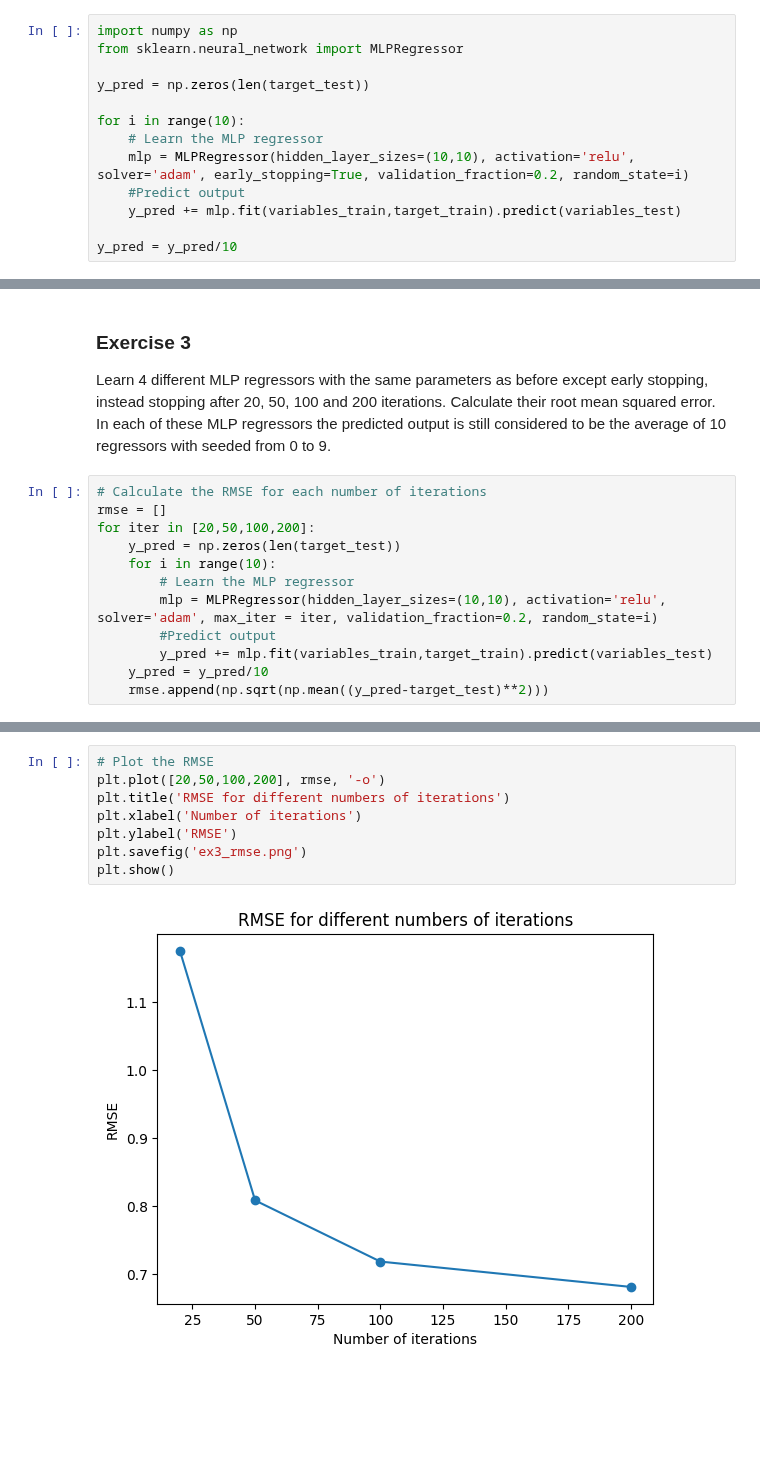
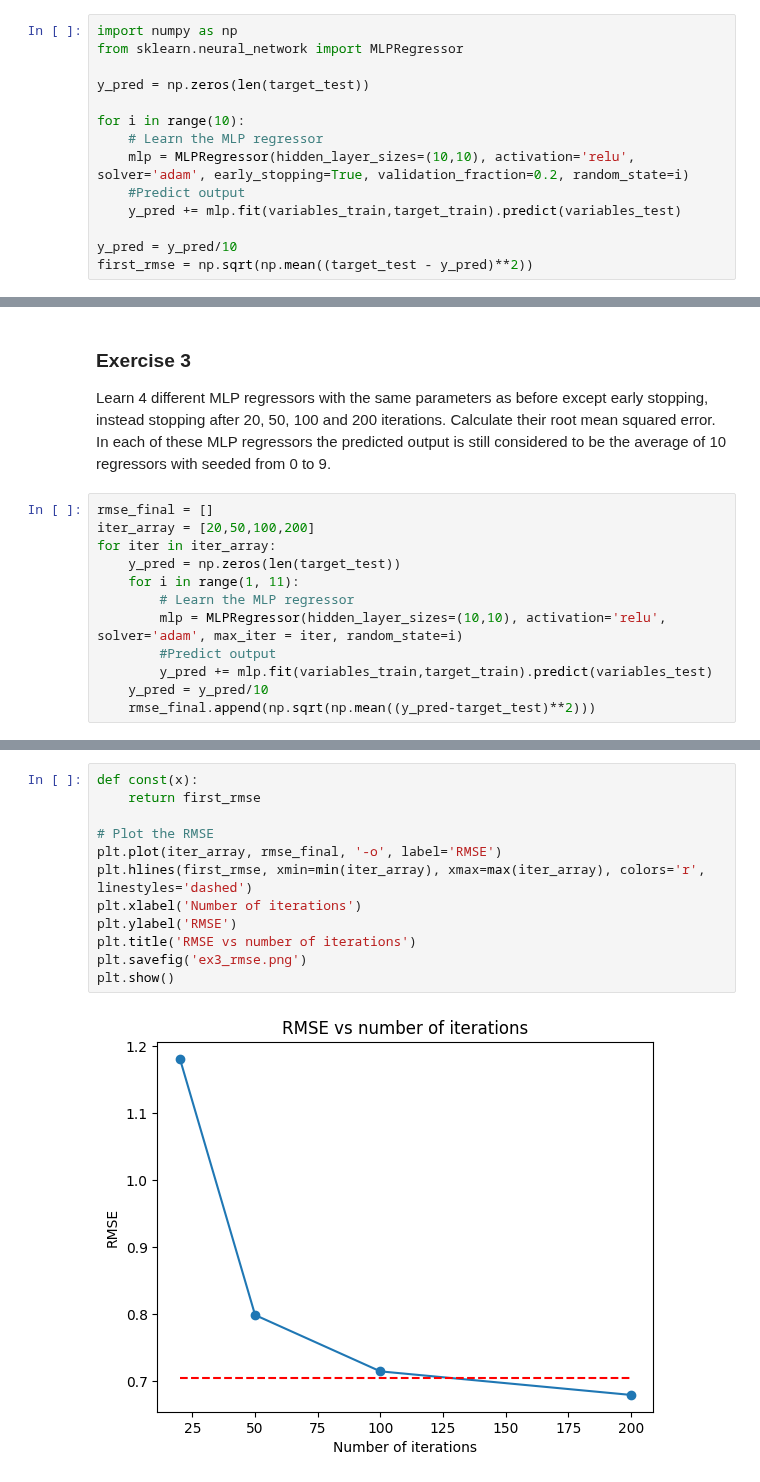
Before and after one commit to pim03/apr-hm, a Jupyter notebook: Homework3/Notebook3.ipynb, the cells around one changed output, grey strips where cells are left out. Cells and saved outputs as stored; diff of their text form; blank space fills up the shorter version.

```diff
--- a/Homework3/Notebook3.ipynb
+++ b/Homework3/Notebook3.ipynb
@@ -34,6 +34,7 @@ for i in range(10):
     y_pred += mlp.fit(variables_train,target_train).predict(variables_test)
 
 y_pred = y_pred/10
+first_rmse = np.sqrt(np.mean((target_test - y_pred)**2))
 # %% [markdown]
 Calculate the absolute value of the residues (difference between the predicted output for the test data and the real output).
 # %%
@@ -87,15 +88,15 @@ The new MAE is lower than the previous one
 
 Learn 4 different MLP regressors with the same parameters as before except early stopping, instead stopping after 20, 50, 100 and 200 iterations. Calculate their root mean squared error. In each of these MLP regressors the predicted output is still considered to be the average of 10 regressors with seeded from 0 to 9.
 # %%
-# Calculate the RMSE for each number of iterations
-rmse = []
-for iter in [20,50,100,200]:
+rmse_final = []
+iter_array = [20,50,100,200]
+for iter in iter_array:
     y_pred = np.zeros(len(target_test))
-    for i in range(10):
+    for i in range(1, 11):
         # Learn the MLP regressor
-        mlp = MLPRegressor(hidden_layer_sizes=(10,10), activation='relu', solver='adam', max_iter = iter, validation_fraction=0.2, random_state=i)
+        mlp = MLPRegressor(hidden_layer_sizes=(10,10), activation='relu', solver='adam', max_iter = iter, random_state=i)
         #Predict output
         y_pred += mlp.fit(variables_train,target_train).predict(variables_test)
     y_pred = y_pred/10
-    rmse.append(np.sqrt(np.mean((y_pred-target_test)**2)))
+    rmse_final.append(np.sqrt(np.mean((y_pred-target_test)**2)))
 # %% [markdown]
@@ -103,10 +104,14 @@ Plot the RMSE against the maximum number of iteration of the regressor.
 # %%
+def const(x):
+    return first_rmse
+
 # Plot the RMSE
-plt.plot([20,50,100,200], rmse, '-o')
-plt.title('RMSE for different numbers of iterations')
+plt.plot(iter_array, rmse_final, '-o', label='RMSE')
+plt.hlines(first_rmse, xmin=min(iter_array), xmax=max(iter_array), colors='r', linestyles='dashed')
 plt.xlabel('Number of iterations')
 plt.ylabel('RMSE')
+plt.title('RMSE vs number of iterations')
 plt.savefig('ex3_rmse.png')
 plt.show()
 # %% [output]
-[figure, old version]
+[figure, new version]
```
Also changed, not shown: parts of 3 cells of this notebook, 9 other files.
